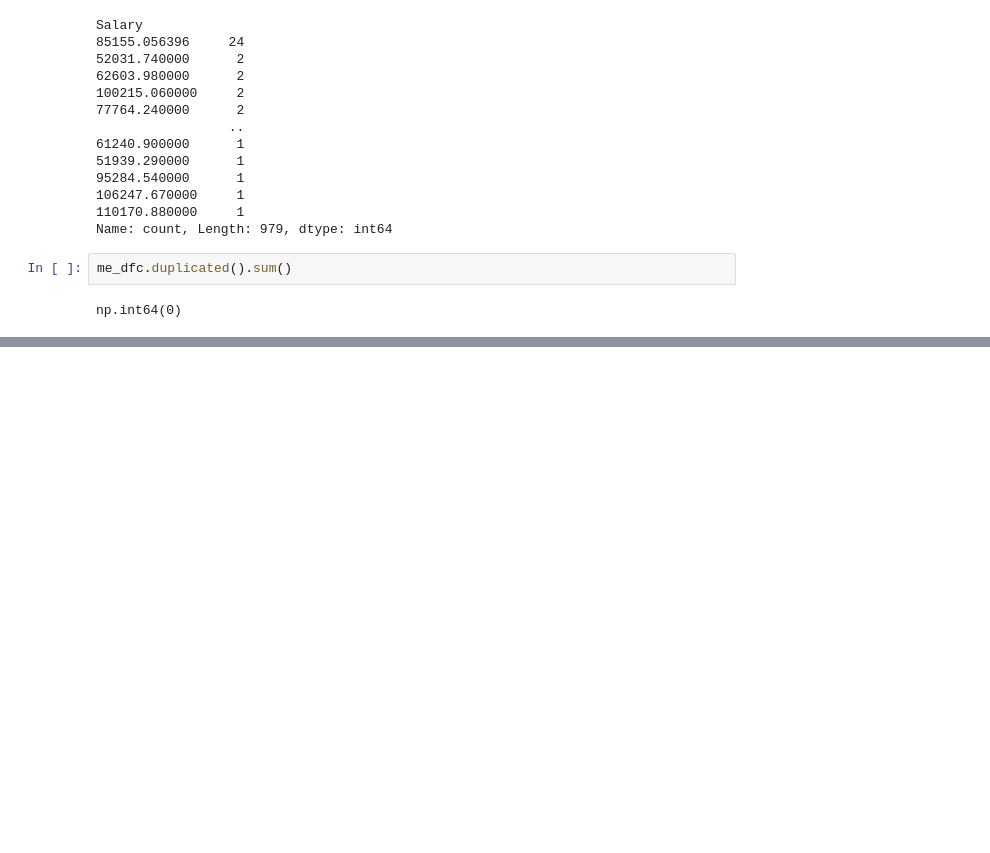
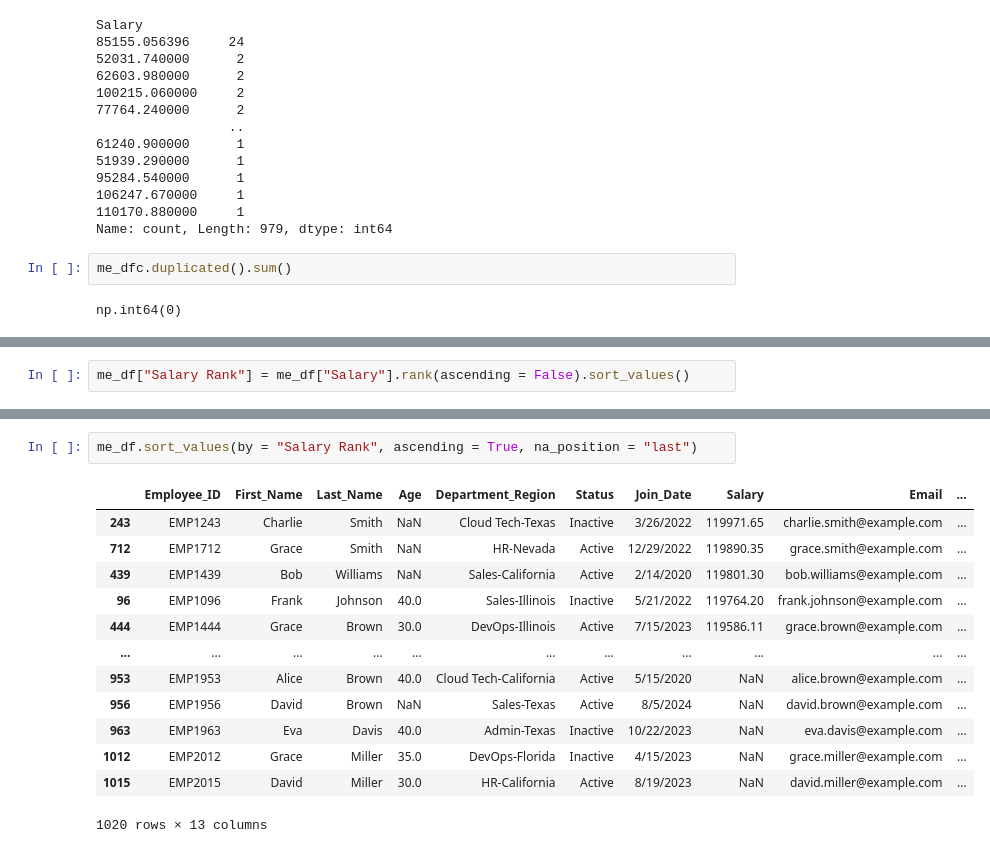
Before and after one commit to sthasarita/Pandas, a Jupyter notebook: Messy_Employee_Dataset_Cleaning.ipynb, the cells around one changed output, grey strips where cells are left out. Saved outputs shown, nothing was run; the diff lists cells and outputs as text; blank space fills up the shorter version.

Commit message:
Cleaned Messy_Employee_Dataset

```diff
--- a/Messy_Employee_Dataset_Cleaning.ipynb
+++ b/Messy_Employee_Dataset_Cleaning.ipynb
@@ -495,0 +503,2 @@ np.int64(0)
+# %%
+me_df["Salary Rank"] = me_df["Salary"].rank(ascending = False).sort_values()
@@ -495,0 +536,16 @@ np.int64(0)
+# %%
+me_df.sort_values(by = "Salary Rank", ascending = True, na_position = "last")
+# %% [output]
+|  | Employee_ID | First_Name | Last_Name | Age | Department_Region | Status | Join_Date | Salary | Email | ... |
+| 243 | EMP1243 | Charlie | Smith | NaN | Cloud Tech-Texas | Inactive | 3/26/2022 | 119971.65 | charlie.smith@example.com | ... |
+| 712 | EMP1712 | Grace | Smith | NaN | HR-Nevada | Active | 12/29/2022 | 119890.35 | grace.smith@example.com | ... |
+| 439 | EMP1439 | Bob | Williams | NaN | Sales-California | Active | 2/14/2020 | 119801.30 | bob.williams@example.com | ... |
+| 96 | EMP1096 | Frank | Johnson | 40.0 | Sales-Illinois | Inactive | 5/21/2022 | 119764.20 | frank.johnson@example.com | ... |
+| 444 | EMP1444 | Grace | Brown | 30.0 | DevOps-Illinois | Active | 7/15/2023 | 119586.11 | grace.brown@example.com | ... |
+| ... | ... | ... | ... | ... | ... | ... | ... | ... | ... | ... |
+| 953 | EMP1953 | Alice | Brown | 40.0 | Cloud Tech-California | Active | 5/15/2020 | NaN | alice.brown@example.com | ... |
+| 956 | EMP1956 | David | Brown | NaN | Sales-Texas | Active | 8/5/2024 | NaN | david.brown@example.com | ... |
+| 963 | EMP1963 | Eva | Davis | 40.0 | Admin-Texas | Inactive | 10/22/2023 | NaN | eva.davis@example.com | ... |
+| 1012 | EMP2012 | Grace | Miller | 35.0 | DevOps-Florida | Inactive | 4/15/2023 | NaN | grace.miller@example.com | ... |
+| 1015 | EMP2015 | David | Miller | 30.0 | HR-California | Active | 8/19/2023 | NaN | david.miller@example.com | ... |
+1020 rows × 13 columns
```
Also changed, not shown: parts of 53 cells of this notebook.
